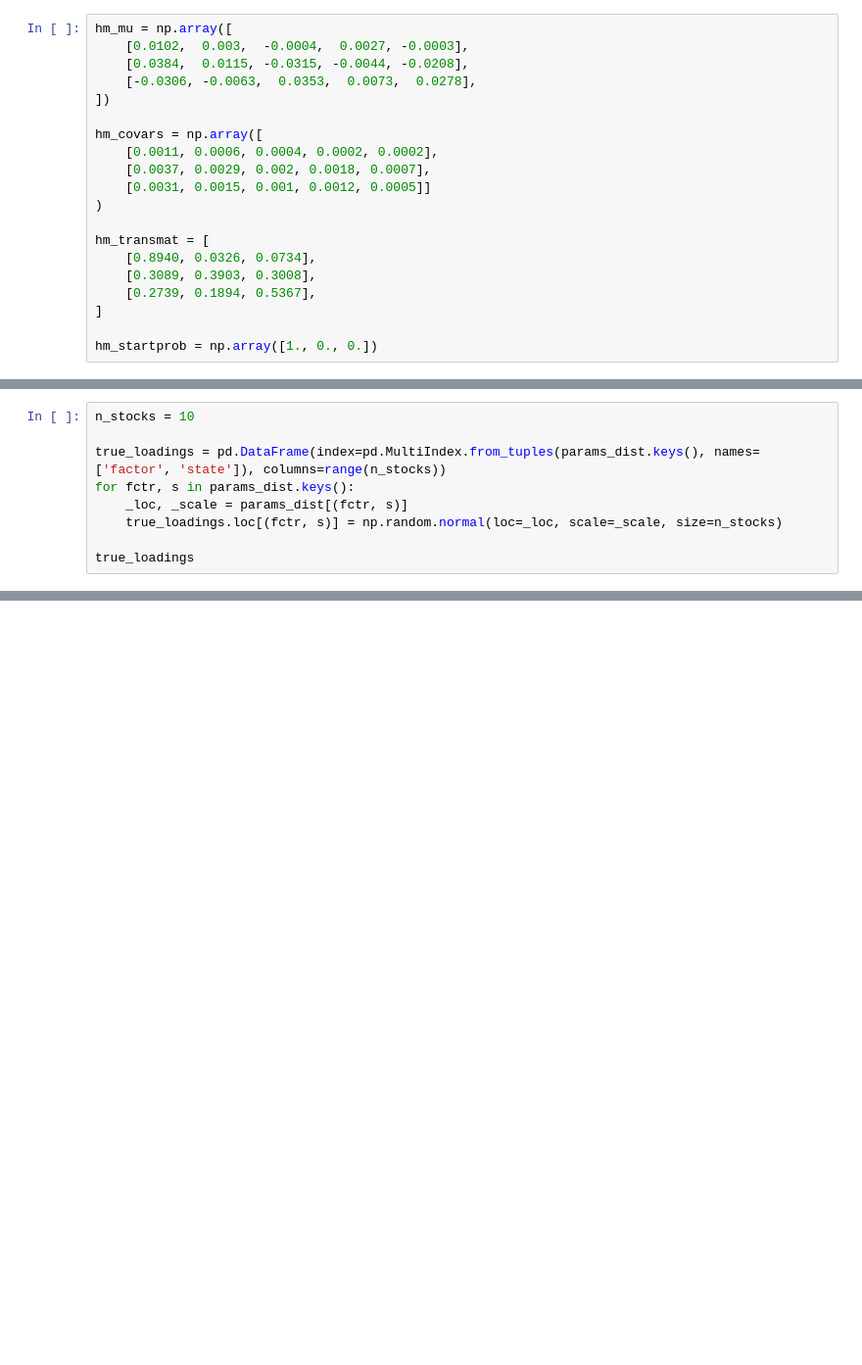
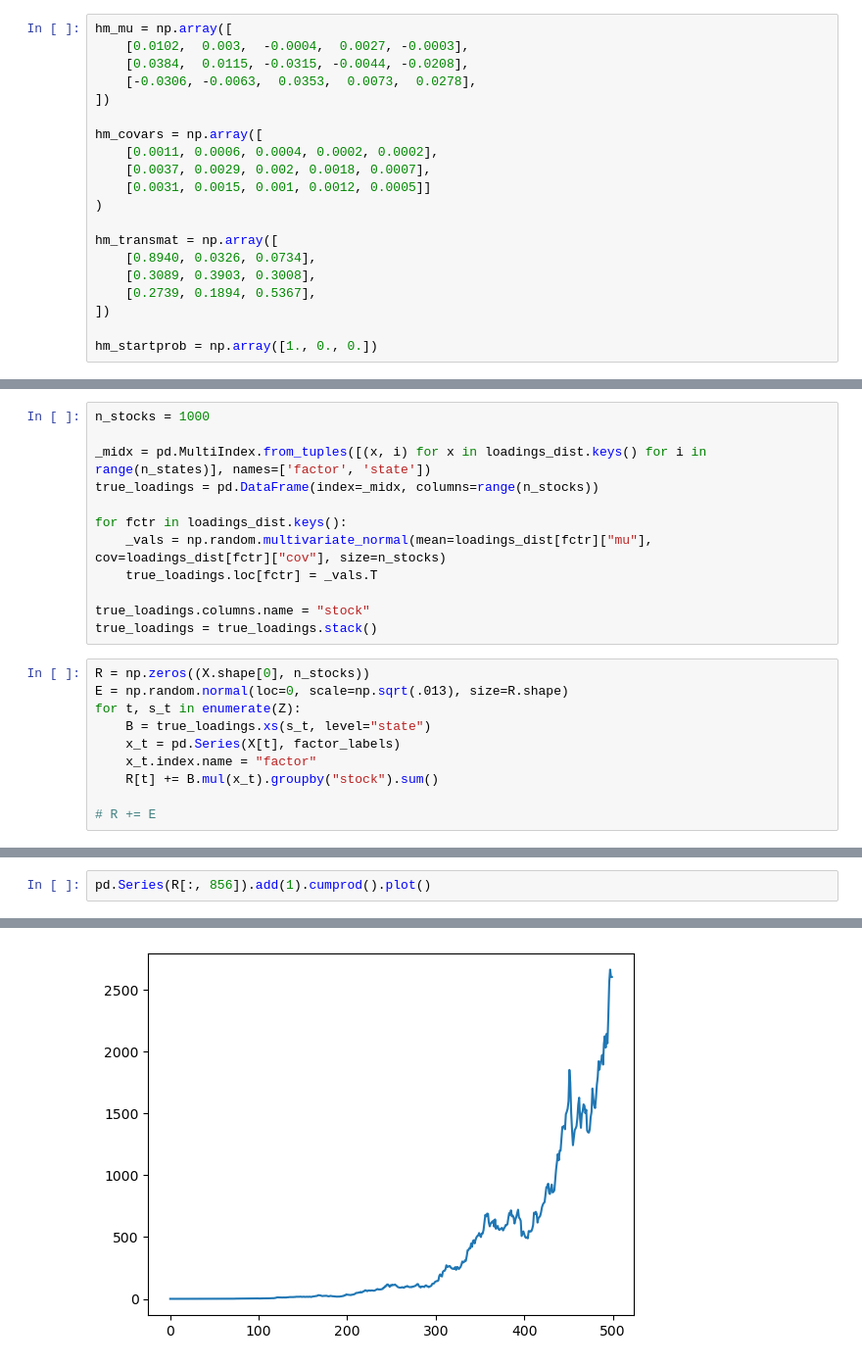
Before and after one commit to fcoibanez/regimeaware, a Jupyter notebook: notebooks/recovery.ipynb, the cells around one changed output, grey strips where cells are left out. Shown: that part at 98% size. Drawn from its saved outputs; the diff is of its cells as text; blank space fills up the shorter version.

```diff
--- a/notebooks/recovery.ipynb
+++ b/notebooks/recovery.ipynb
@@ -48,11 +20,11 @@ hm_covars = np.array([
     [0.0031, 0.0015, 0.001, 0.0012, 0.0005]]
 )
 
-hm_transmat = [
+hm_transmat = np.array([
     [0.8940, 0.0326, 0.0734],
     [0.3089, 0.3903, 0.3008],
     [0.2739, 0.1894, 0.5367],
-]
+])
 
 hm_startprob = np.array([1., 0., 0.])
 # %%
@@ -106,9 +39,0 @@ params_dist = {
-# %%
-n_stocks = 10
-
-true_loadings = pd.DataFrame(index=pd.MultiIndex.from_tuples(params_dist.keys(), names=['factor', 'state']), columns=range(n_stocks))
-for fctr, s in params_dist.keys():
-    _loc, _scale = params_dist[(fctr, s)]
-    true_loadings.loc[(fctr, s)] = np.random.normal(loc=_loc, scale=_scale, size=n_stocks)
-
-true_loadings
@@ -132,0 +91,22 @@ true_loadings
+# %%
+n_stocks = 1000
+
+_midx = pd.MultiIndex.from_tuples([(x, i) for x in loadings_dist.keys() for i in range(n_states)], names=['factor', 'state'])
+true_loadings = pd.DataFrame(index=_midx, columns=range(n_stocks))
+
+for fctr in loadings_dist.keys():
+    _vals = np.random.multivariate_normal(mean=loadings_dist[fctr]["mu"], cov=loadings_dist[fctr]["cov"], size=n_stocks)
+    true_loadings.loc[fctr] = _vals.T
+
+true_loadings.columns.name = "stock"
+true_loadings = true_loadings.stack()
+# %%
+R = np.zeros((X.shape[0], n_stocks))
+E = np.random.normal(loc=0, scale=np.sqrt(.013), size=R.shape)
+for t, s_t in enumerate(Z):
+    B = true_loadings.xs(s_t, level="state")
+    x_t = pd.Series(X[t], factor_labels)
+    x_t.index.name = "factor"
+    R[t] += B.mul(x_t).groupby("stock").sum()
+
+# R += E
@@ -132,0 +166,3 @@ true_loadings
+# %%
+pd.Series(R[:, 856]).add(1).cumprod().plot()
+# %% [output]
@@ -132,0 +170 @@ true_loadings
+[figure, added]
```
Also changed, not shown: parts of 15 cells of this notebook, 6 other files.
